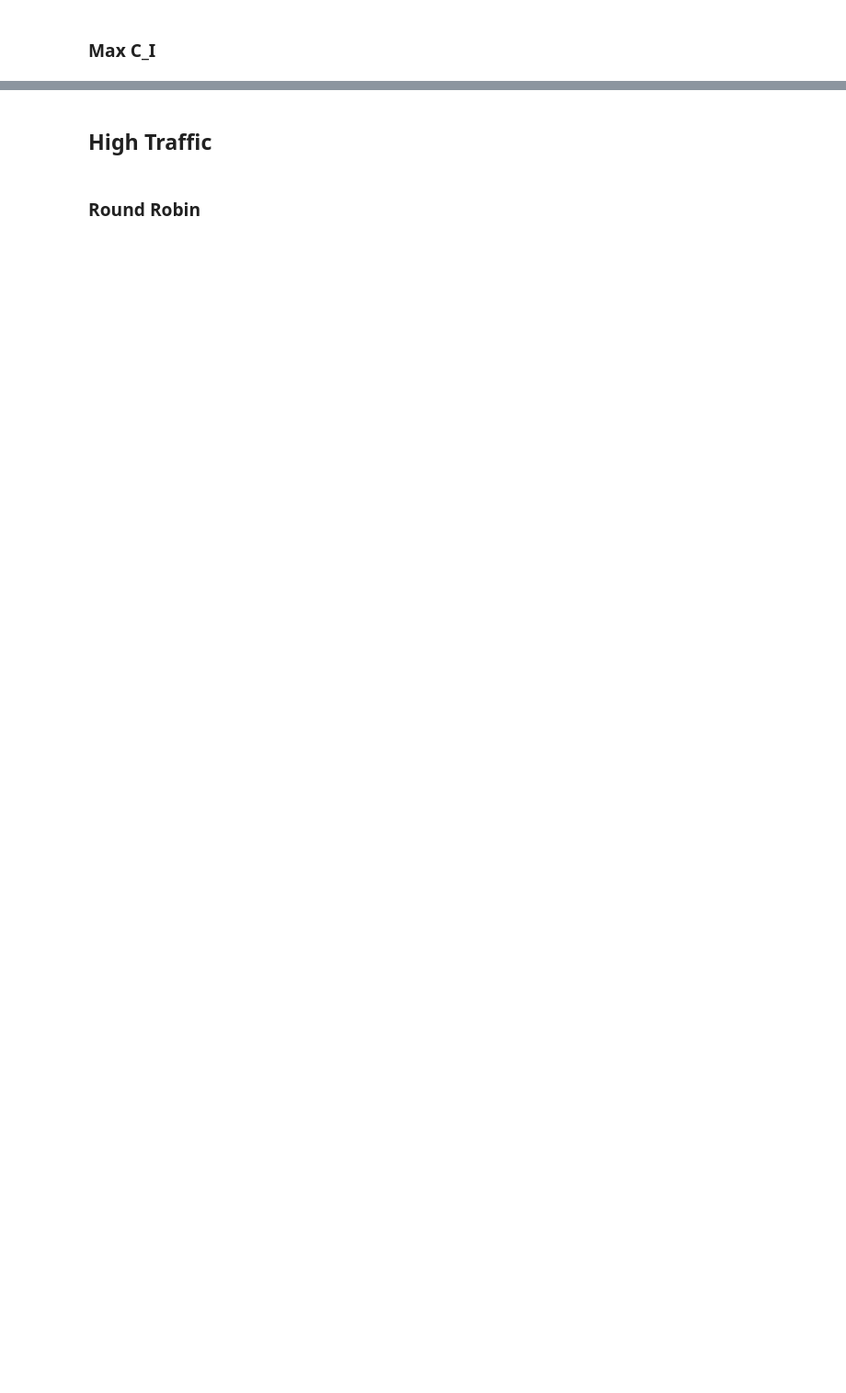
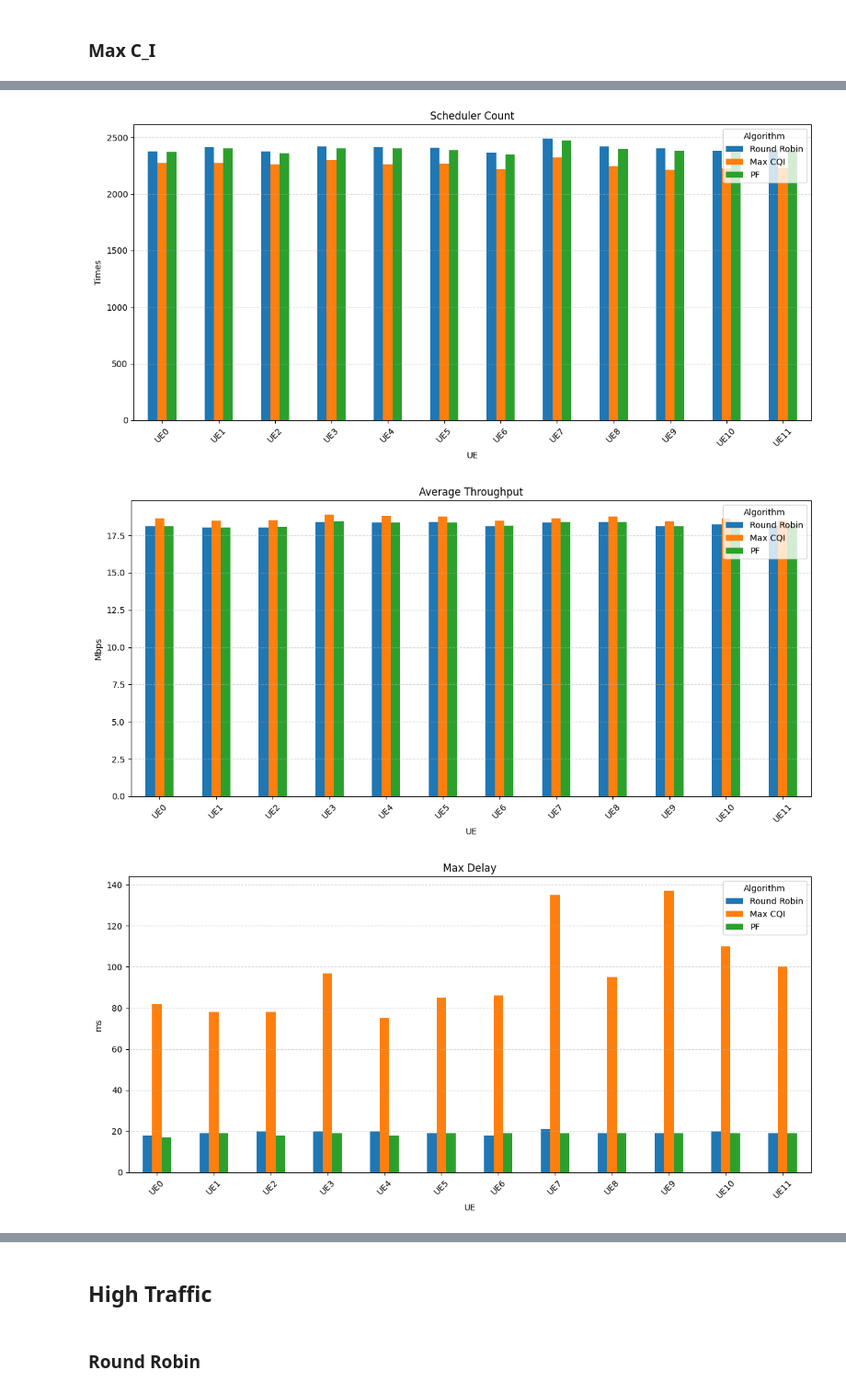
Before and after one commit to lephamcong/CapstoneProject, a Jupyter notebook: Simulation/result/resultAnalysis.ipynb, the cells around one changed output, grey strips where cells are left out. Shown at 92% size. Drawn from its saved outputs; the diff is of its cells as text; code cells hidden in the pictures; blank space fills up the shorter version.

```diff
--- a/Simulation/result/resultAnalysis.ipynb
+++ b/Simulation/result/resultAnalysis.ipynb
@@ -100,4 +144,11 @@ print("Avg Throughput for cell: {:.6f} Mbps".format(total_throughput_mbps))
 # printing the summary
 print("\n===== UE Scheduling Statistics =====")
 print(summary)
+
+scheduler_count_DF1['Round Robin'] = summary['Scheduler Count']
+avg_throughput_DF1['Round Robin'] = summary['Avg Throughput (Mbps)']
+max_delay_DF1['Round Robin'] = summary['Max Delay']
+avg_delay_DF1['Round Robin'] = summary['Avg Delay']
+
+total_throughput_DF1.at['Burst Traffic', 'Round Robin'] = total_throughput_mbps
 # %% [output]
@@ -158,4 +209,11 @@ print("Avg Throughput for cell: {:.6f} Mbps".format(total_throughput_mbps))
 # printing the summary
 print("\n===== UE Scheduling Statistics =====")
 print(summary)
+
+scheduler_count_DF1['Max CQI'] = summary['Scheduler Count']
+avg_throughput_DF1['Max CQI'] = summary['Avg Throughput (Mbps)']
+max_delay_DF1['Max CQI'] = summary['Max Delay']
+avg_delay_DF1['Max CQI'] = summary['Avg Delay']
+
+total_throughput_DF1.at['Burst Traffic', 'Max CQI'] = total_throughput_mbps
 # %% [output]
@@ -178,0 +304,46 @@ UE11   3.526579
+# %%
+# Vẽ biểu đồ cột nhóm
+scheduler_count_DF1.plot(kind='bar', figsize=(12, 6))
+
+plt.title("Scheduler Count")
+plt.ylabel("Times")
+plt.xlabel("UE")
+plt.xticks(rotation=45)
+plt.grid(axis='y', linestyle='--', alpha=0.5)
+plt.tight_layout()
+plt.legend(title="Algorithm")
+plt.show()
+
+avg_throughput_DF1.plot(kind='bar', figsize=(12, 6))
+plt.title("Average Throughput")
+plt.ylabel("Mbps")
+plt.xlabel("UE")
+plt.xticks(rotation=45)
+plt.grid(axis='y', linestyle='--', alpha=0.5)
+plt.tight_layout()
+plt.legend(title="Algorithm")
+plt.show()
+
+max_delay_DF1.plot(kind='bar', figsize=(12, 6))
+plt.title("Max Delay")
+plt.ylabel("ms")
+plt.xlabel("UE")
+plt.xticks(rotation=45)
+plt.grid(axis='y', linestyle='--', alpha=0.5)
+plt.tight_layout()
+plt.legend(title="Algorithm")
+plt.show()
+
+avg_delay_DF1.plot(kind='bar', figsize=(12, 6))
+plt.title("Average Delay")
+plt.ylabel("ms")
+plt.xlabel("UE")
+plt.xticks(rotation=45)
+plt.grid(axis='y', linestyle='--', alpha=0.5)
+plt.tight_layout()
+plt.legend(title="Algorithm")
+plt.show()
+# %% [output]
+[figure, added]
+[figure, added]
+[figure, added]
```
Also changed, not shown: parts of 46 cells of this notebook.
